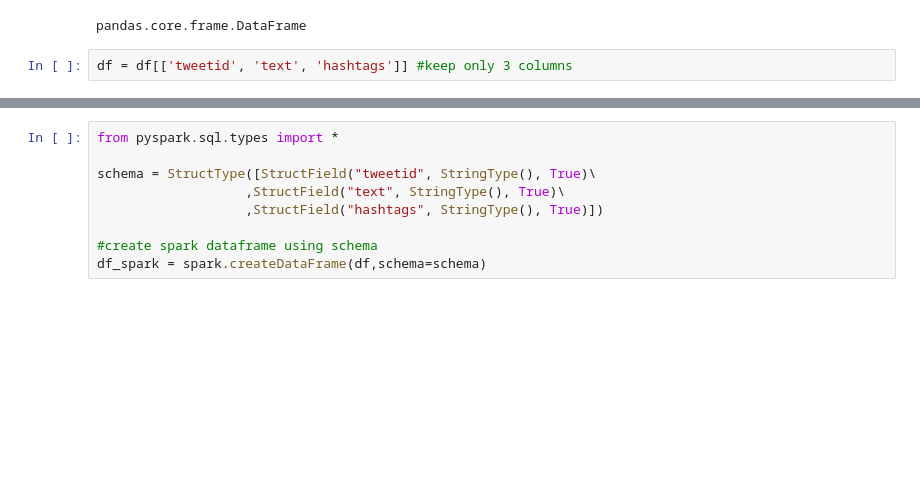
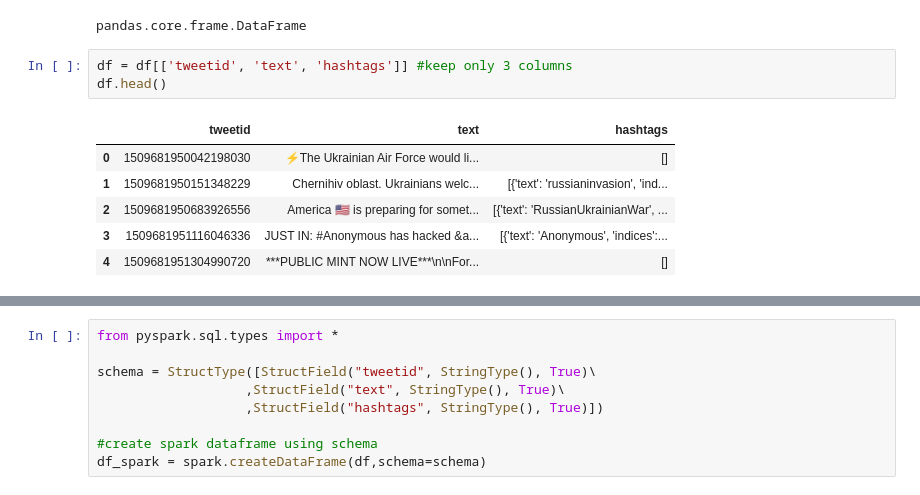
Before and after one commit to fedeflowers/Project_Algorithms_for_massive_datasets, a Jupyter notebook: PROGETTO_AMD.ipynb, the cells around one changed output, grey strips where cells are left out. Drawn from its saved outputs; the diff is of its cells as text; blank space fills up the shorter version.

```diff
--- a/PROGETTO_AMD.ipynb
+++ b/PROGETTO_AMD.ipynb
@@ -130,3 +139,11 @@ type(df)
 pandas.core.frame.DataFrame
 # %%
 df = df[['tweetid', 'text', 'hashtags']] #keep only 3 columns
+df.head()
+# %% [output]
+|  | tweetid | text | hashtags |
+| 0 | 1509681950042198030 | ⚡The Ukrainian Air Force would li... | [] |
+| 1 | 1509681950151348229 | Chernihiv oblast. Ukrainians welc... | [{'text': 'russianinvasion', 'ind... |
+| 2 | 1509681950683926556 | America 🇺🇸 is preparing for somet... | [{'text': 'RussianUkrainianWar', ... |
+| 3 | 1509681951116046336 | JUST IN: #Anonymous has hacked &a... | [{'text': 'Anonymous', 'indices':... |
+| 4 | 1509681951304990720 | ***PUBLIC MINT NOW LIVE***\n\nFor... | [] |
```
Also changed, not shown: parts of 33 cells of this notebook.
